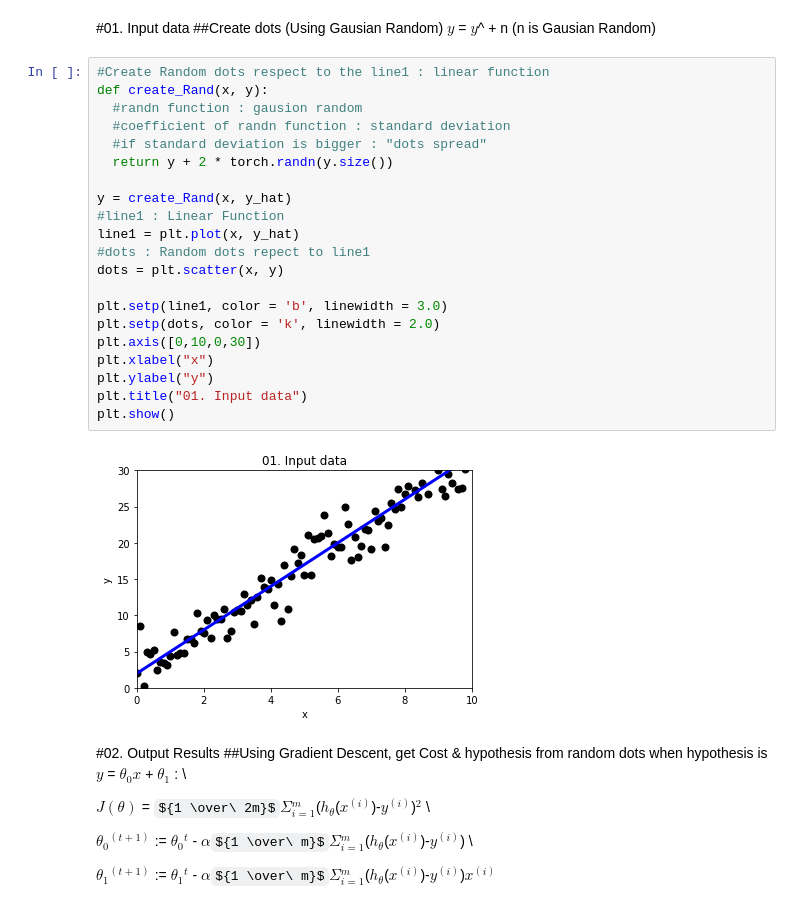
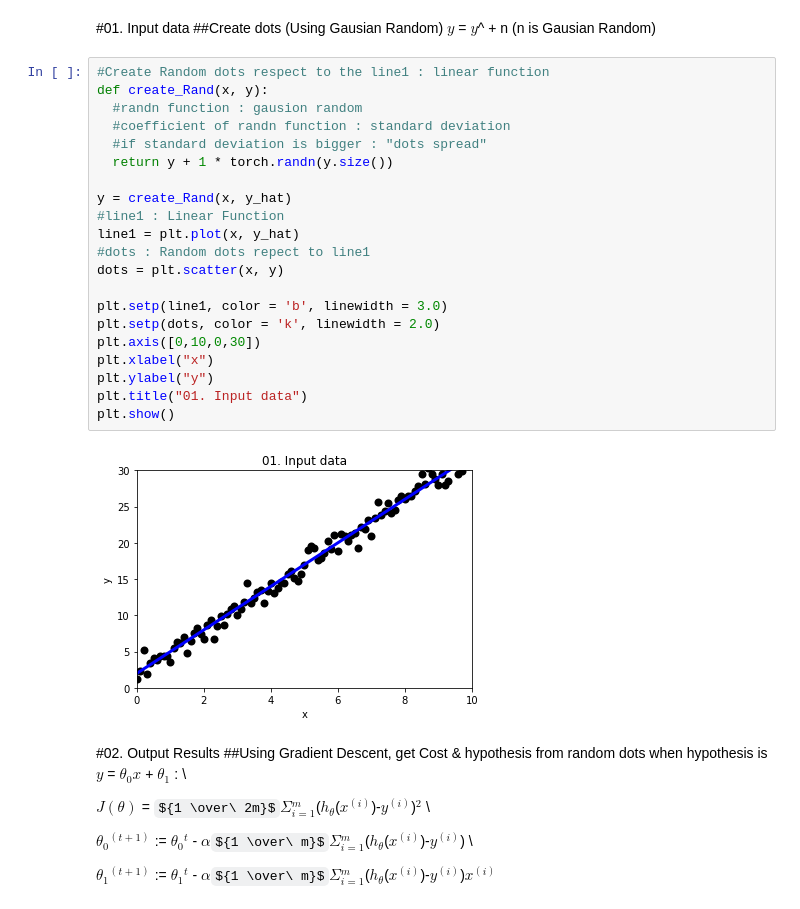
Before and after one commit to CJavaPython/AssignmentFolder, a Jupyter notebook: Assignment02/Assignment02.ipynb, the cells around one changed output. Saved outputs shown, nothing was run; the diff lists cells and outputs as text; some formulas as TeX source.

```diff
--- a/Assignment02/Assignment02.ipynb
+++ b/Assignment02/Assignment02.ipynb
@@ -20,26 +20,26 @@ y_hat = linearLine(3, 2, x)
 # %%
 #Create Random dots respect to the line1 : linear function
 def create_Rand(x, y):
   #randn function : gausion random
   #coefficient of randn function : standard deviation
   #if standard deviation is bigger : "dots spread"
-  return y + 2 * torch.randn(y.size())
+  return y + 1 * torch.randn(y.size())
 
 y = create_Rand(x, y_hat)
 #line1 : Linear Function
 line1 = plt.plot(x, y_hat)
 #dots : Random dots repect to line1
 dots = plt.scatter(x, y)
 
 plt.setp(line1, color = 'b', linewidth = 3.0)
 plt.setp(dots, color = 'k', linewidth = 2.0)
 plt.axis([0,10,0,30])
 plt.xlabel("x")
 plt.ylabel("y")
 plt.title("01. Input data")
 plt.show()
 # %% [output]
-[figure, old version]
+[figure, new version]
 # %% [markdown]
 #02. Output Results
 ##Using Gradient Descent, get Cost & hypothesis from random dots
```
Also changed, not shown: parts of 4 cells of this notebook.
